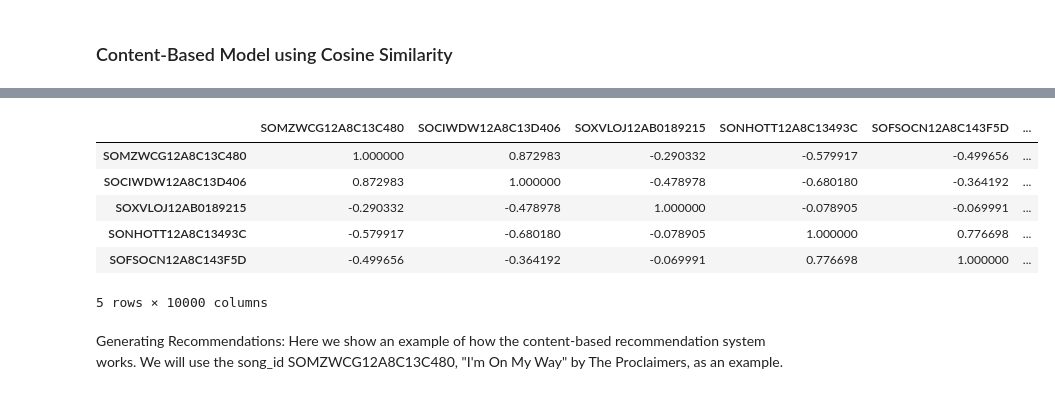
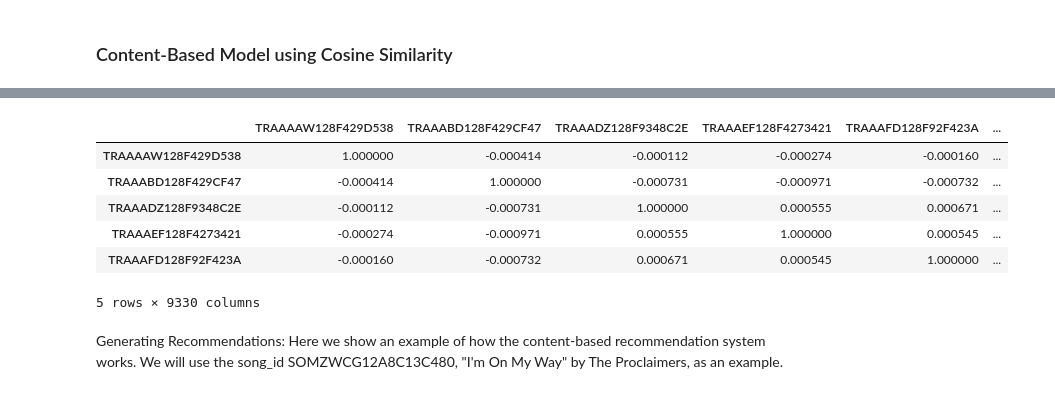
Before and after one commit to jamesleemeredith/Enhancing-Spotifys-Recommendation-System-with-Context-Specific-Music-Recommendations, a Jupyter notebook: index.ipynb, the cells around one changed output, grey strips where cells are left out. Drawn from its saved outputs; the diff is of its cells as text; code cells hidden in the pictures.

```diff
--- a/index.ipynb
+++ b/index.ipynb
@@ -315,0 +642,3 @@ df.head()
+# %%
+# merges the two dataframes on the index
+merged_df = pd.merge(msd_df, lastfm_tags_df, left_index=True, right_index=True)
@@ -315,0 +689,22 @@ df.head()
+# %%
+import nltk
+from nltk.corpus import wordnet
+
+# Retrieve synonyms for the word "angry"
+synonyms = []
+for syn in wordnet.synsets("angry"):
+    for lemma in syn.lemmas():
+        synonyms.append(lemma.name())
+
+# Add the synonyms to the filter
+filter_keywords = ['angry'] + synonyms
+
+# Convert columns to strings
+merged_df = merged_df.astype(str)
+
+# Filter the DataFrame using the updated filter keywords
+filter_condition = merged_df[merged_df.filter(like=filter_keywords[0]).any(axis=1)]
+for keyword in filter_keywords[1:]:
+    filter_condition = filter_condition | merged_df[merged_df.filter(like=keyword).any(axis=1)]
+
+angry_df = merged_df[filter_condition]
@@ -320,0 +1367,3 @@ features = ['mode', 'time_signature', 'tempo', 'loudness']
+# %%
+# Drops the title, artist_id, artist_name, and release columns from the dataframe
+merged_df.drop(columns=['title', 'artist_id', 'artist_name', 'release'], inplace=True)
@@ -321,10 +1386,10 @@ features = ['mode', 'time_signature', 'tempo', 'loudness']
 # %%
-# Creates a function to compute the similarity matrix based on the selected features
-def compute_similarity_matrix(df, features):
+# Creates a function to compute the similarity matrix
+def compute_similarity_matrix(df):
     # Scales the features
     scaler = StandardScaler()
     # Computes the cosine similarity matrix
-    df_scaled = scaler.fit_transform(df[features])
+    df_scaled = scaler.fit_transform(df)
     # Computes the cosine similarity matrix
     cosine_sim = cosine_similarity(df_scaled)
     # Converts the cosine similarity matrix to a dataframe
@@ -333,17 +1398,17 @@ def compute_similarity_matrix(df, features):
     return similarity_matrix
 # %%
 # Computes the similarity matrix
-similarity_matrix = compute_similarity_matrix(df, features)
+similarity_matrix = compute_similarity_matrix(df=merged_df)
 # Displays the similarity matrix
 similarity_matrix.head()
 # %% [output]
-|  | SOMZWCG12A8C13C480 | SOCIWDW12A8C13D406 | SOXVLOJ12AB0189215 | SONHOTT12A8C13493C | SOFSOCN12A8C143F5D | ... |
-| SOMZWCG12A8C13C480 | 1.000000 | 0.872983 | -0.290332 | -0.579917 | -0.499656 | ... |
-| SOCIWDW12A8C13D406 | 0.872983 | 1.000000 | -0.478978 | -0.680180 | -0.364192 | ... |
-| SOXVLOJ12AB0189215 | -0.290332 | -0.478978 | 1.000000 | -0.078905 | -0.069991 | ... |
-| SONHOTT12A8C13493C | -0.579917 | -0.680180 | -0.078905 | 1.000000 | 0.776698 | ... |
-| SOFSOCN12A8C143F5D | -0.499656 | -0.364192 | -0.069991 | 0.776698 | 1.000000 | ... |
+|  | TRAAAAW128F429D538 | TRAAABD128F429CF47 | TRAAADZ128F9348C2E | TRAAAEF128F4273421 | TRAAAFD128F92F423A | ... |
+| TRAAAAW128F429D538 | 1.000000 | -0.000414 | -0.000112 | -0.000274 | -0.000160 | ... |
+| TRAAABD128F429CF47 | -0.000414 | 1.000000 | -0.000731 | -0.000971 | -0.000732 | ... |
+| TRAAADZ128F9348C2E | -0.000112 | -0.000731 | 1.000000 | 0.000555 | 0.000671 | ... |
+| TRAAAEF128F4273421 | -0.000274 | -0.000971 | 0.000555 | 1.000000 | 0.000545 | ... |
+| TRAAAFD128F92F423A | -0.000160 | -0.000732 | 0.000671 | 0.000545 | 1.000000 | ... |
-5 rows × 10000 columns
+5 rows × 9330 columns
 # %% [markdown]
 Generating Recommendations:
 Here we show an example of how the content-based recommendation system works. We will use the song_id SOMZWCG12A8C13C480, "I'm On My Way" by The Proclaimers, as an example.
```
Also changed, not shown: parts of 125 cells of this notebook, 1 other file.
